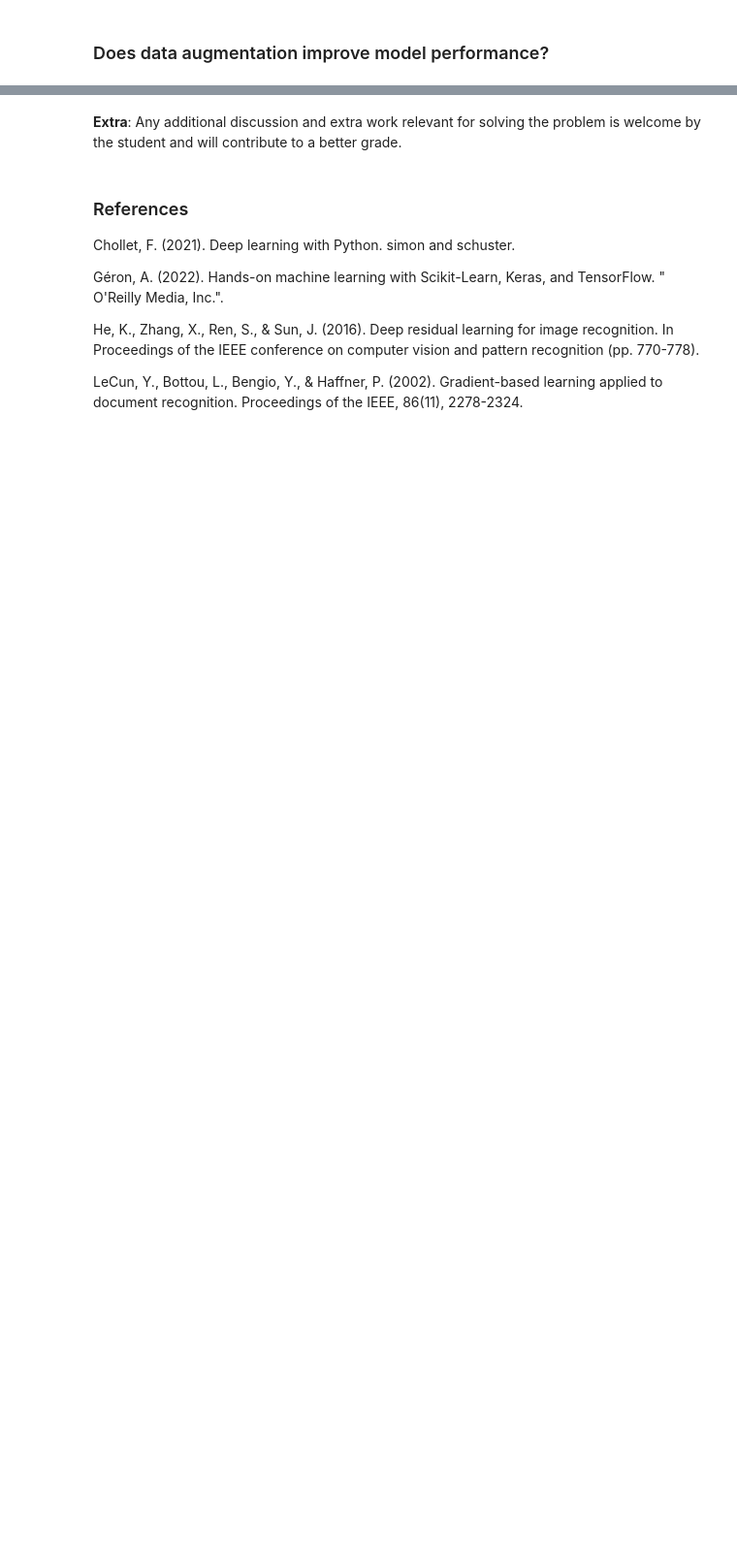
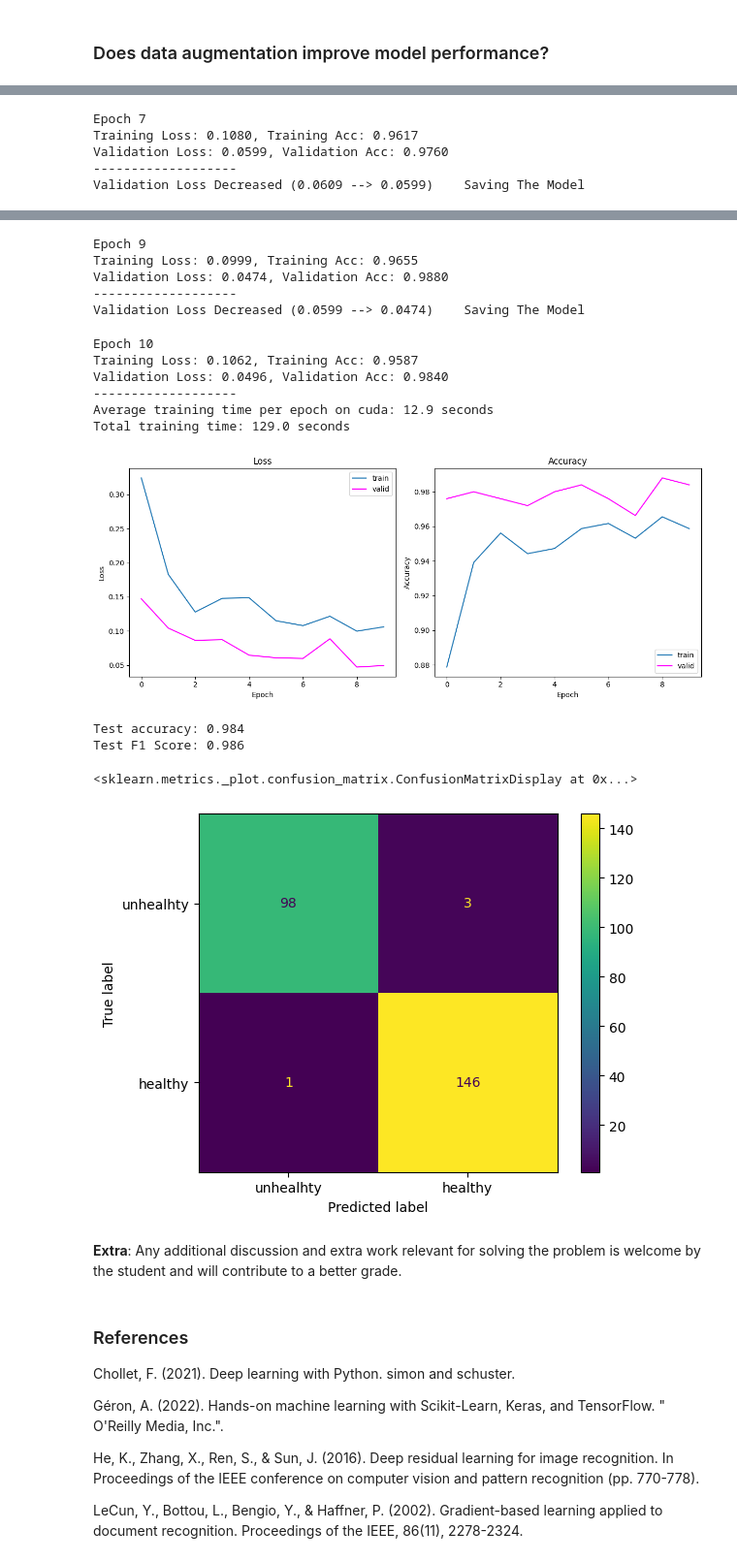
Before and after one commit to reascr/MSC-in-IT-and-Cognition, a Jupyter notebook: AppliedAI/Second_assignment_dataset_3.ipynb, the cells around one changed output, grey strips where cells are left out. Shown at 97% size. Cells and saved outputs as stored; diff of their text form; code cells hidden in the pictures; blank space fills up the shorter version.

```diff
--- a/AppliedAI/Second_assignment_dataset_3.ipynb
+++ b/AppliedAI/Second_assignment_dataset_3.ipynb
@@ -888,0 +974,26 @@ plt.show()
+# %%
+resnet_model = CustomResNetModel()
+resnet_model = resnet_model.to(device)
+
+criterion = nn.BCEWithLogitsLoss() # code for training loop modified after https://docs.pytorch.org/tutorials/beginner/blitz/cifar10_tutorial.html and Computer_vision_exercise_solutions.ipynb
+optimizer = torch.optim.Adam(resnet_model.parameters(), lr=0.001)
+
+folder_resnet = './models_resnet_data_augmentation'
+os.makedirs(folder_resnet, exist_ok=True)
+
+loss_train, loss_valid, acc_train, acc_val = training_loop_simple(
+    num_epochs=10,
+    model=resnet_model,
+    loaders=loaders,
+    loss_f=criterion,
+    optimizer=optimizer,
+    folder=folder_resnet
+)
+plot_training_curves(loss_train, loss_valid, acc_train, acc_val)
+
+resnet_model.load_state_dict(torch.load('./models_resnet_data_augmentation/saved_model.pth'))
+evaluate(resnet_model, loaders['test'])
+cm = evaluate_confusion_matrix(resnet_model, loaders['test'])
+cm_plot = ConfusionMatrixDisplay(cm, display_labels=['unhealhty', 'healthy'])
+cm_plot.plot()
+# %% [output]
@@ -888,0 +1029,5 @@ plt.show()
+Epoch 7
+Training Loss: 0.1080, Training Acc: 0.9617
+Validation Loss: 0.0599, Validation Acc: 0.9760
+-------------------
+Validation Loss Decreased (0.0609 --> 0.0599)    Saving The Model
@@ -889,3 +1038,19 @@ plt.show()
+Epoch 9
+Training Loss: 0.0999, Training Acc: 0.9655
+Validation Loss: 0.0474, Validation Acc: 0.9880
+-------------------
+Validation Loss Decreased (0.0599 --> 0.0474)    Saving The Model
+Epoch 10
+Training Loss: 0.1062, Training Acc: 0.9587
+Validation Loss: 0.0496, Validation Acc: 0.9840
+-------------------
+Average training time per epoch on cuda: 12.9 seconds
+Total training time: 129.0 seconds
+[figure, added]
+Test accuracy: 0.984
+Test F1 Score: 0.986
+<sklearn.metrics._plot.confusion_matrix.ConfusionMatrixDisplay at 0x...>
+[figure, added]
 # %% [markdown]
 **Extra**: Any additional discussion and extra work relevant for solving the problem is welcome by the student and will contribute to a better grade.
 # %%
```
Also changed, not shown: parts of 9 cells of this notebook.
